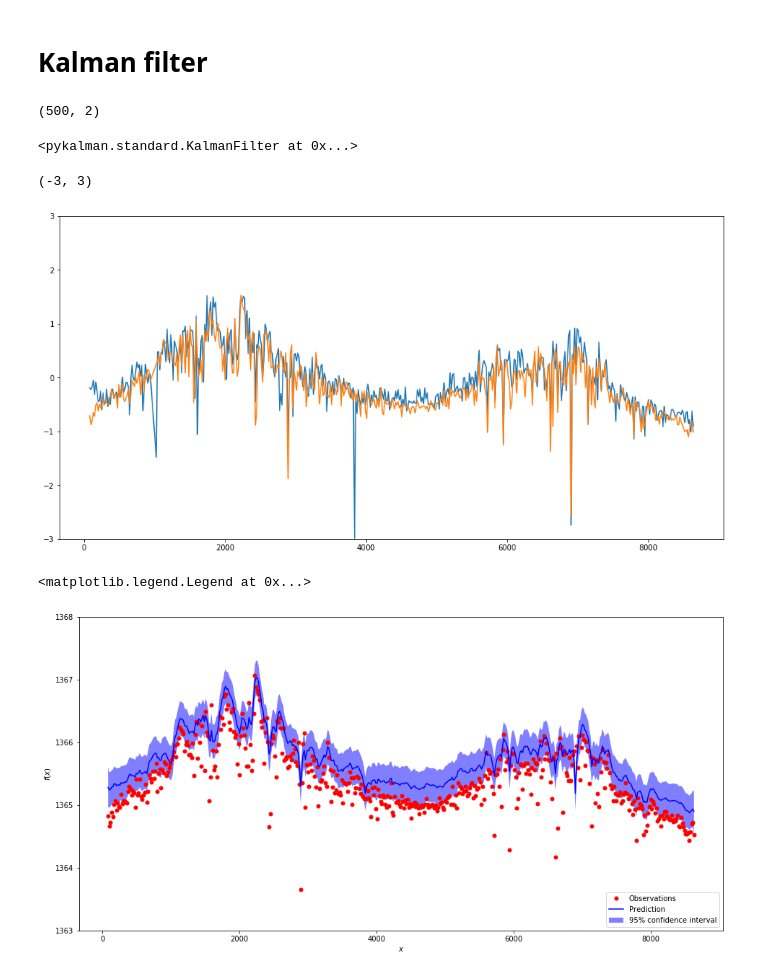
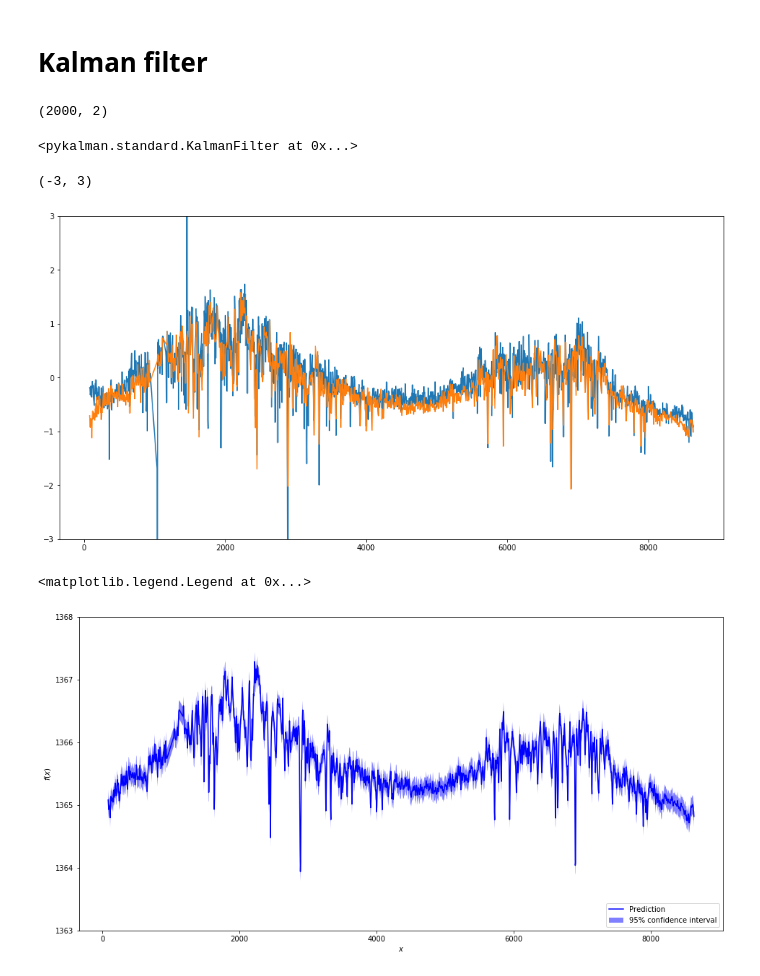
Before and after one commit to roksikonja/dslab_virgo_tsi, a Jupyter notebook: SmoothingFinalResult.ipynb, the cells around one changed output. Cells and saved outputs as stored; diff of their text form; code cells hidden in the pictures.

```diff
--- a/SmoothingFinalResult.ipynb
+++ b/SmoothingFinalResult.ipynb
@@ -95,10 +95,10 @@ from scipy.interpolate import interp1d
 signal_a, sihnal_b = x.final.a_nn_corrected, x.final.b_nn_corrected
 time_a, time_b = x.base_signals.t_a_nn, x.base_signals.t_b_nn
 mean_signal = np.mean(np.concatenate((signal_a, signal_b), axis=0))
-a, b = interp1d(time_a, signal_a), interp1d(time_b, signal_b )
+a, b = interp1d(time_a, signal_a - mean_signal), interp1d(time_b, signal_b- mean_signal)
 # %%
 time_interval = (max(time_a[0], time_b[0]), min(time_a[-1], time_b[-1]))
-time_sample = np.linspace(time_interval[0], time_interval[1], 500)
+time_sample = np.linspace(time_interval[0], time_interval[1], 2000)
 # %%
 a_sample = a(time_sample)
 b_sample = b(time_sample)
@@ -107,7 +107,7 @@ data = np.stack((a_sample, b_sample), axis=1)
 # %%
 data.shape
 # %% [output]
-(500, 2)
+(2000, 2)
 # %%
 kf = KalmanFilter(n_dim_obs=2,
                   initial_state_mean = 0,
@@ -125,29 +125,29 @@ plt.plot(time_sample, a_sample, time_sample, b_sample)
 plt.ylim(-3, 3)
 # %% [output]
 (-3, 3)
-[figure, old version]
+[figure, new version]
 # %%
 x_smoothed_mean, x_smoothed_covariance = kf.smooth(data)
 # %%
 X = time_sample
 #y = x_subsample
-y_pred, sigma = x_smoothed_mean.ravel() + np.mean(mean_signal), np.sqrt(x_smoothed_covariance.ravel())
+y_pred, sigma = x_smoothed_mean.ravel() + mean_signal, np.sqrt(x_smoothed_covariance.ravel())
 
 # Plot the function, the prediction and the 95% confidence interval based on
 # the MSE
 plt.figure(5, figsize=(16, 8))
 #plt.plot(time_sample, a_sample + np.mean(signal_a), 'r.', markersize=10, label='Observations')
-plt.plot(time_sample, b_sample + np.mean(signal_b), 'r.', markersize=10, label='Observations')
-#plt.plot(time_a, signal_a)
+#plt.plot(time_sample, b_sample , 'r.', markersize=10, label='Observations')
+#plt.plot(time_b, signal_b)
 plt.plot(time_sample, y_pred, 'b-', label='Prediction')
 plt.fill(np.concatenate([time_sample, time_sample[::-1]]),
          np.concatenate([y_pred - 1.9600 * sigma,
                         (y_pred + 1.9600 * sigma)[::-1]]),
          alpha=.5, fc='b', ec='None', label='95% confidence interval')
 plt.xlabel('$x$')
 plt.ylabel('$f(x)$')
 plt.ylim(1363, 1368)
 plt.legend(loc='lower right')
 # %% [output]
 <matplotlib.legend.Legend at 0x...>
-[figure, old version]
+[figure, new version]
```
Also changed, not shown: parts of 2 cells of this notebook, 2 other files.
